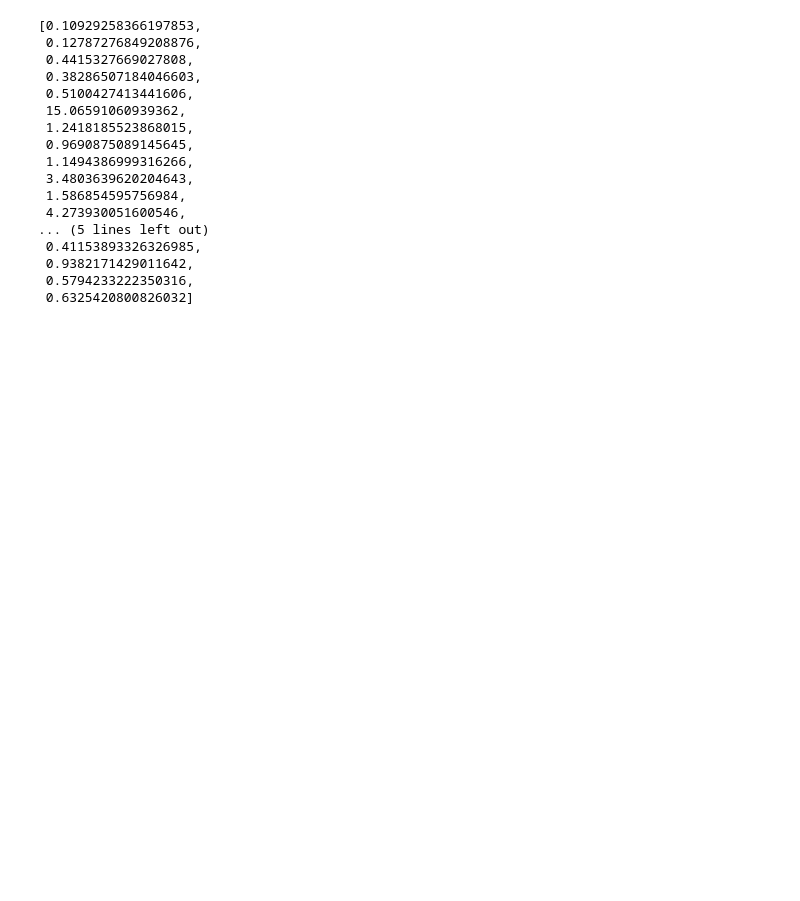
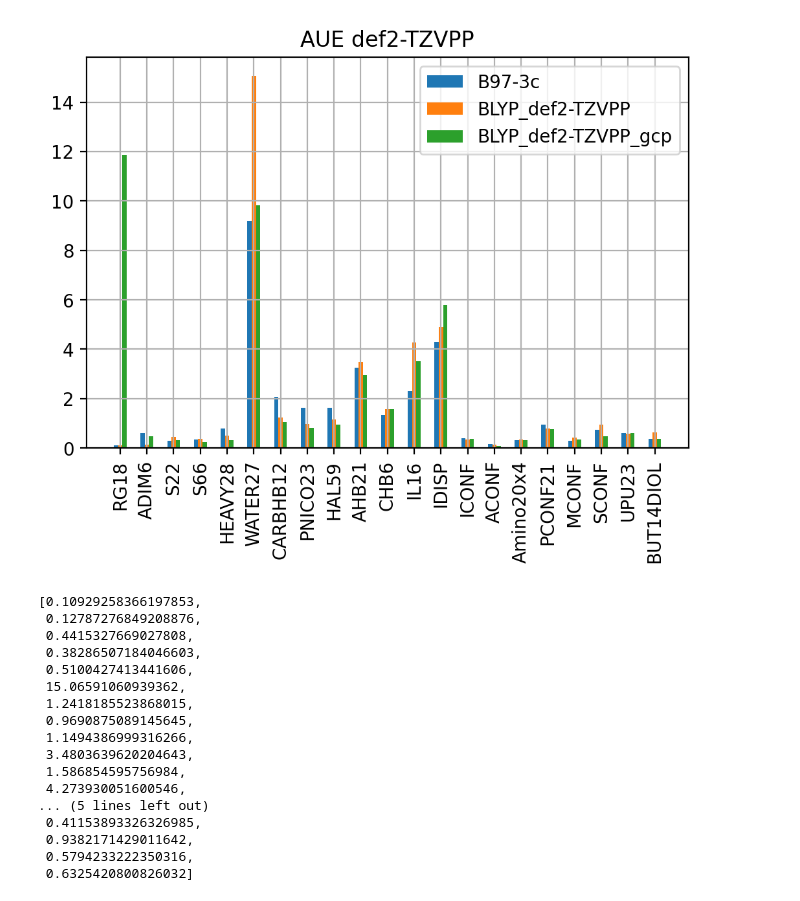
Before and after one commit to huichenggong/GMTKN55, a Jupyter notebook: GMTKN-py/Error_analysis.ipynb, the cells around one changed output. Drawn from its saved outputs; the diff is of its cells as text; code cells hidden in the pictures; blank space fills up the shorter version.

```diff
--- a/GMTKN-py/Error_analysis.ipynb
+++ b/GMTKN-py/Error_analysis.ipynb
@@ -128,3 +155,30 @@ plt.savefig("AUE_gcp.png")
+# %%
+plt.figure("AUE",dpi=200)
+plt.title("AUE def2-TZVPP")
+
+x = np.arange(len(sub_set))
+total_width, n = 0.8, 5
+width = total_width / n
+
+
+data = AUE_dict["01_B973c"]
+plt.bar(x, data, width=width,label="B97-3c")
+plt.xticks(rotation = 90)
+
+data = AUE_dict["06_BLYP"]
+plt.bar(x+1*width, data, width=width,label="BLYP_def2-TZVPP", tick_label=sub_set)
+
+data = AUE_dict["02_BLYP"]
+plt.bar(x+2*width, data, width=width,label="BLYP_def2-TZVPP_gcp")
+
+
+
+plt.legend()
+plt.grid()
+#plt.yscale("log")
+plt.savefig("AUE_def2-TZVPP_gcp.png")
+# %% [output]
+[figure, added]
 # %%
 AUE_dict["06_BLYP"]
 # %% [output]
```
Also changed, not shown: parts of 6 cells of this notebook, 1 other file.
